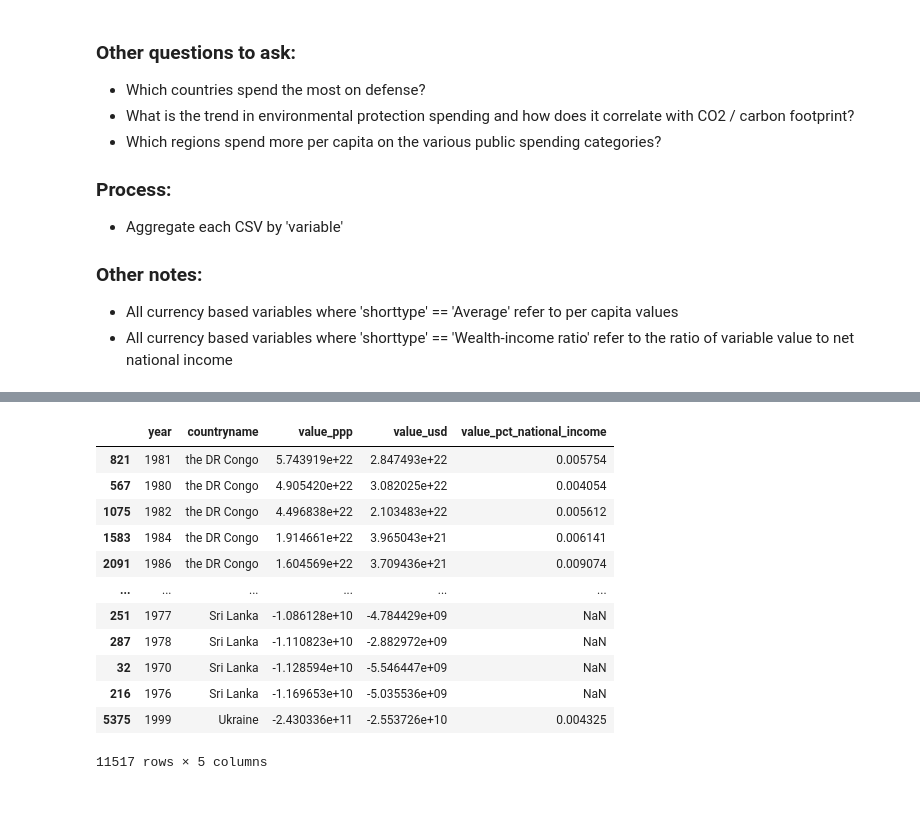
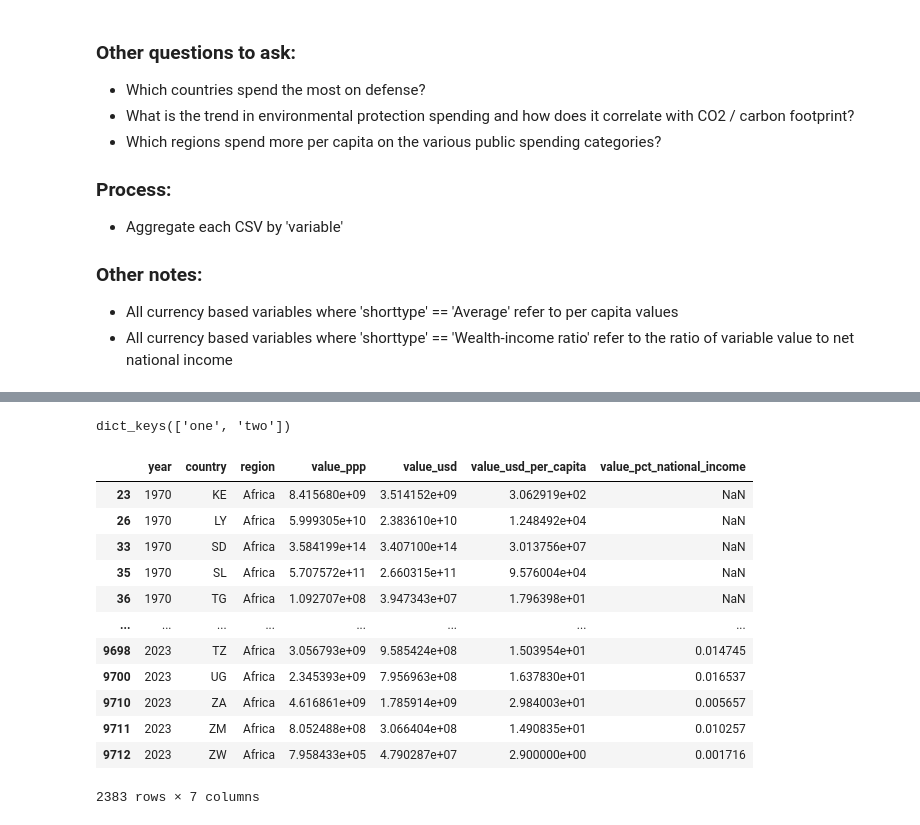
Before and after one commit to aldillon88/world-inequality-analysis, a Jupyter notebook: notebooks/main-eda.ipynb, the cells around one changed output, grey strips where cells are left out. Saved outputs shown, nothing was run; the diff lists cells and outputs as text; code cells hidden in the pictures.

```diff
--- a/notebooks/main-eda.ipynb
+++ b/notebooks/main-eda.ipynb
@@ -80,16 +63,0 @@ defense_country = defense.groupby(['year', 'countryname'])[['value_ppp', 'value_
-# %%
-defense_country.sort_values(by='value_ppp', ascending=False)
-# %% [output]
-|  | year | countryname | value_ppp | value_usd | value_pct_national_income |
-| 821 | 1981 | the DR Congo | 5.743919e+22 | 2.847493e+22 | 0.005754 |
-| 567 | 1980 | the DR Congo | 4.905420e+22 | 3.082025e+22 | 0.004054 |
-| 1075 | 1982 | the DR Congo | 4.496838e+22 | 2.103483e+22 | 0.005612 |
-| 1583 | 1984 | the DR Congo | 1.914661e+22 | 3.965043e+21 | 0.006141 |
-| 2091 | 1986 | the DR Congo | 1.604569e+22 | 3.709436e+21 | 0.009074 |
-| ... | ... | ... | ... | ... | ... |
-| 251 | 1977 | Sri Lanka | -1.086128e+10 | -4.784429e+09 | NaN |
-| 287 | 1978 | Sri Lanka | -1.110823e+10 | -2.882972e+09 | NaN |
-| 32 | 1970 | Sri Lanka | -1.128594e+10 | -5.546447e+09 | NaN |
-| 216 | 1976 | Sri Lanka | -1.169653e+10 | -5.035536e+09 | NaN |
-| 5375 | 1999 | Ukraine | -2.430336e+11 | -2.553726e+10 | 0.004325 |
-11517 rows × 5 columns
@@ -102,0 +64,23 @@ fig.show()
+# %%
+my_dict = {
+    'one': 1,
+    'two': 2
+}
+
+my_dict.keys()
+# %% [output]
+dict_keys(['one', 'two'])
+# %%
+def group_dataframe(df, indexes):
+
+    agg_dict = {
+        'value_ppp': 'sum',
+        'value_usd': 'sum',
+        'value_usd_per_capita': 'mean',
+        'value_pct_national_income': 'mean'
+    }
+
+    return df.groupby(by=indexes)[list(agg_dict.keys())].agg(agg_dict).reset_index()
+
+defense_region = group_dataframe(defense, ['year', 'country', 'region'])
+defense_country = group_dataframe(defense, ['year', 'country', 'countryname', 'region'])
@@ -114,4 +125,21 @@ for region, data in defense_region.groupby('region'):
 fig.show()
+# %%
+a = defense_region.groupby('region')
+a.get_group('Africa')
+# %% [output]
+|  | year | country | region | value_ppp | value_usd | value_usd_per_capita | value_pct_national_income |
+| 23 | 1970 | KE | Africa | 8.415680e+09 | 3.514152e+09 | 3.062919e+02 | NaN |
+| 26 | 1970 | LY | Africa | 5.999305e+10 | 2.383610e+10 | 1.248492e+04 | NaN |
+| 33 | 1970 | SD | Africa | 3.584199e+14 | 3.407100e+14 | 3.013756e+07 | NaN |
+| 35 | 1970 | SL | Africa | 5.707572e+11 | 2.660315e+11 | 9.576004e+04 | NaN |
+| 36 | 1970 | TG | Africa | 1.092707e+08 | 3.947343e+07 | 1.796398e+01 | NaN |
+| ... | ... | ... | ... | ... | ... | ... | ... |
+| 9698 | 2023 | TZ | Africa | 3.056793e+09 | 9.585424e+08 | 1.503954e+01 | 0.014745 |
+| 9700 | 2023 | UG | Africa | 2.345393e+09 | 7.956963e+08 | 1.637830e+01 | 0.016537 |
+| 9710 | 2023 | ZA | Africa | 4.616861e+09 | 1.785914e+09 | 2.984003e+01 | 0.005657 |
+| 9711 | 2023 | ZM | Africa | 8.052488e+08 | 3.066404e+08 | 1.490835e+01 | 0.010257 |
+| 9712 | 2023 | ZW | Africa | 7.958433e+05 | 4.790287e+07 | 2.900000e+00 | 0.001716 |
+2383 rows × 7 columns
 # %%
 fig = go.Figure()
 
```
Also changed, not shown: parts of 7 cells of this notebook, 2 other files.
